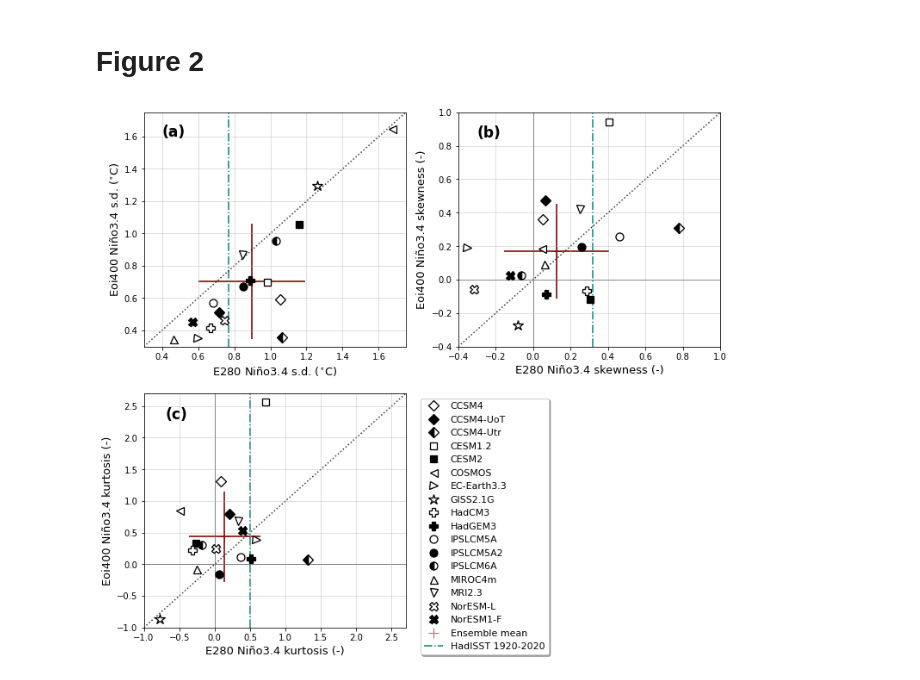
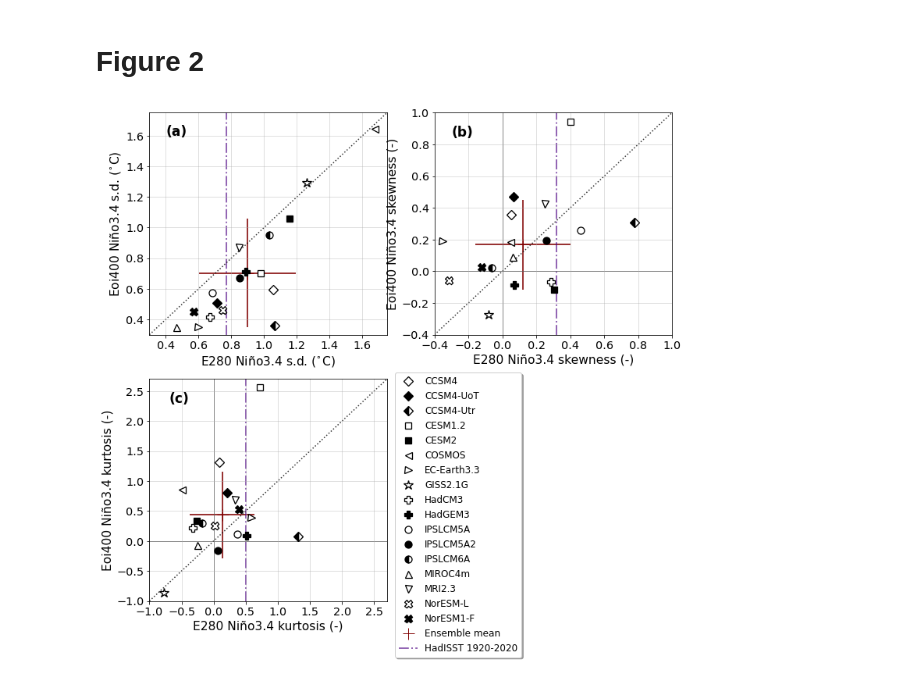
Before and after one commit to arthuroldeman/pliomip2-enso, a Jupyter notebook: ENSO_diagnostics.ipynb, the cells around one changed output. Saved outputs shown, nothing was run; the diff lists cells and outputs as text; code cells hidden in the pictures.

```diff
--- a/ENSO_diagnostics.ipynb
+++ b/ENSO_diagnostics.ipynb
@@ -73,11 +97,3 @@ l = t*p[0] + p[1]
 nino_hadisst = nino_hadisst - l
 
 ## 30y running mean er af halen?
-# %%
-fig, ax = plt.subplots(1,1, figsize=(10,3), constrained_layout=True)
-
-nino_hadisst.plot(ax=ax, color='r')
-ax.axhline(y=0, color='k', zorder=-1, linewidth=0.5)
-ax.set_ylabel('Nino3.4 ($^{\circ}$C)')
-
-# plt.savefig('figures/HadISST_nino34.png', dpi=200)
@@ -274,10 +106,3 @@ for j in range(len(modellist_SAT)):
-# %%
-SAT_E2Pgrad = np.zeros(len(modellist));
-
-for i in range(len(modellist)):
-    for j in range(len(modellist_SAT)):
-        if modellist[i] == models_LS[j]:
-            SAT_E2Pgrad[i] = EP_grad[j];
 # %% [markdown]
 ## Calculate NINO3.4, std dev, kurtosis, skew
 # %%
@@ -413,7 +240,3 @@ model = MIROC4m
 model = MRI2.3
 model = NorESM-L
 model = NorESM1-F
-# %%
-i = 4;
-print(modellist[i])
-100*(std_eoi400[i] - std_e280[i])/std_e280[i]
@@ -539,6 +253,8 @@ ylabels = [r'Eoi400 Niño3.4 s.d. ($^{\circ}$C)', 'Eoi400 Niño3.4 skewness (-)'
 xminlist = [0.3, -0.4, -1.0]
 xmaxlist = [1.75,  1.0,  2.7]
 
+ticks = [[.4, .6, .8, 1., 1.2, 1.4, 1.6],[-.4, -.2, 0, .2, .4, .6, .8, 1],[-1, -.5, 0, .5, 1, 1.5, 2, 2.5]];
+
 caption = True
 textx = [0.4, -0.3, -0.7]; texty = [1.6, 0.85, 2.3]; textlist = ['(a)', '(b)', '(c)'];
 
@@ -548,7 +264,8 @@ colors  = ['w', 'k', 'w', 'w', 'k', 'w', 'w', 'w', 'w', 'k', 'w', 'k', 'w', 'w',
 fillstyles = ['full', 'full', 'right', 'full', 'full', 'full', 'full', 'full', 'full', 'full', 'full',
               'full', 'right', 'full', 'full', 'full', 'full']
 
-fig = plt.figure(figsize=(figwidth2, 11))
+pylab.rcParams.update(params2)
+fig = plt.figure(figsize=(figwidth2, 11.5))
 gs  = gridspec.GridSpec(2, 2)
 
 for j in range(3):
@@ -565,42 +282,40 @@ for j in range(3):
     for i in range(len(modellist)):
         ax.plot(x[i], y[i], label = modellist[i], marker = markers[i], markersize = msize[i], color=colors[i], linestyle='None',
                 markeredgecolor ='k', fillstyle = fillstyles[i], markerfacecoloralt = 'k', markeredgewidth=1.3)
-#         if i<10: ax.plot(x[i], y[i], 'o', label = modellist[i], markersize = 10, markeredgecolor = 'k');
-#         else:    ax.plot(x[i], y[i], 'D', label = modellist[i], markersize = 9, markeredgecolor = 'k');
 
     # plot ensemble mean +- std dev
     emcolor = 'maroon'
-    ax.plot(np.mean(x), np.mean(y), color = emcolor, linestyle = 'None', marker ='+', markersize = 12, label = 'Ensemble mean', zorder=-1, alpha=0.6)
+    ax.plot(np.mean(x), np.mean(y), color = emcolor, linestyle = 'None', marker ='+', markersize = 15, label = 'Ensemble mean', zorder=-1, alpha=1)
     ax.plot([np.mean(x) - np.std(x), np.mean(x) + np.std(x)], [np.mean(y), np.mean(y)],
         '-', color = emcolor, zorder=-1, linewidth=2, alpha=0.8)
     ax.plot([np.mean(x), np.mean(x)], [np.mean(y) - np.std(y), np.mean(y) + np.std(y)],
         '-', color = emcolor, zorder=-1, linewidth=2, alpha=0.8)
 
     # plot HadISST observations
-    ax.plot([obs[j], obs[j]], [xmin,xmax], color = 'teal', linestyle='-.', linewidth=1.5, alpha=1, zorder=-1, label = 'HadISST 1920-2020')
+    ax.plot([obs[j], obs[j]], [xmin,xmax], color = 'indigo', linestyle='-.', linewidth=2, alpha=0.6, zorder=-1, label = 'HadISST 1920-2020')
 
     # grid
     ax.grid(alpha=0.5);
+    ax.set_xticks(ticks[j]); ax.set_yticks(ticks[j]);
     ax.plot([xmin, xmax],[xmin, xmax],'k:', alpha=0.8, zorder = -1);
     ax.plot([xmin, xmax], [0,0], 'k-', alpha=0.6, zorder=-1, linewidth=1)
     ax.plot([0,0], [xmin, xmax], 'k-', alpha=0.6, zorder=-1, linewidth=1)
 
     # legend
     if j==2:
-        ax.legend(fontsize=legendfontsize)
+        ax.legend()
         chartBox = ax.get_position()
         ax.set_position([chartBox.x0, chartBox.y0, chartBox.width*1, chartBox.height])
-        ax.legend(loc='upper center', bbox_to_anchor=(1.3, 1), shadow=True, ncol=1, fontsize=11)
+        ax.legend(loc='upper center', bbox_to_anchor=(1.3, 1.05), shadow=True, ncol=1, fontsize=12)
 
     ax.set_xlim([xmin, xmax]); ax.set_ylim([xmin, xmax])
-    ax.set_xlabel(xlabels[j], fontsize=labelfontsize)
-    ax.set_ylabel(ylabels[j], fontsize=labelfontsize)
+    ax.set_xlabel(xlabels[j])
+    ax.set_ylabel(ylabels[j])
 
     if caption==True:
         ax.text(textx[j], texty[j], textlist[j], fontsize = 17, fontweight = 'bold')
 
-# plt.savefig('figures/std_skew_kurtosis_v2.png', bbox_inches='tight', dpi=200)
-# plt.savefig('figures/std_skew_kurtosis_v4.pdf', bbox_inches='tight')
-# plt.savefig('figures/figure2.pdf', bbox_inches='tight')
+
+plt.savefig('figures/figure2.pdf', bbox_inches='tight')
 # %% [output]
-[figure, old version]
+[figure, new version]
```
Also changed, not shown: parts of 26 cells of this notebook.
